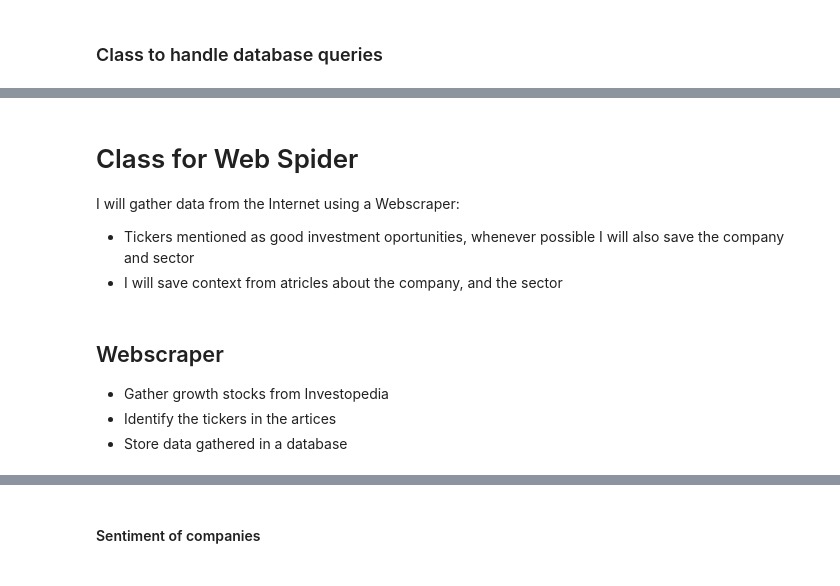
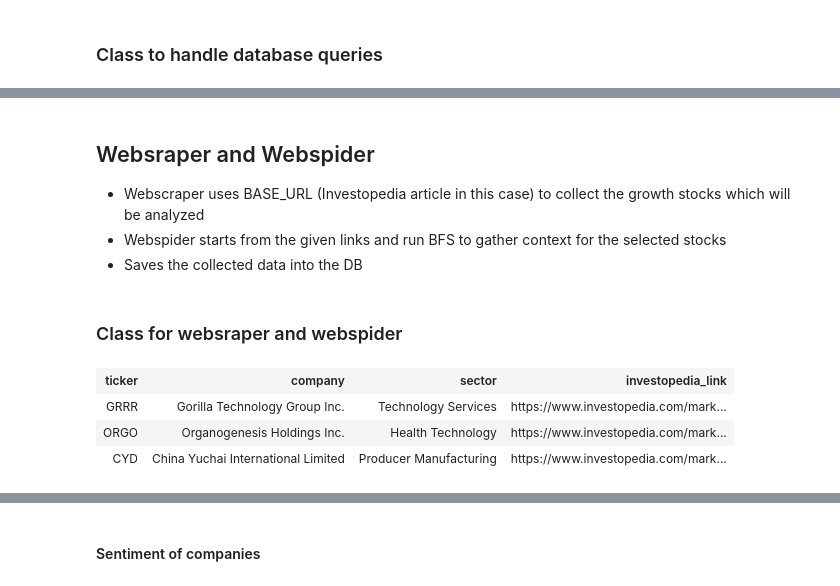
Before and after one commit to TheKusz/Python_DSM020-2024-OCT, a Jupyter notebook: Final Coursework/final coursework.ipynb, the cells around one changed output, grey strips where cells are left out. Saved outputs shown, nothing was run; the diff lists cells and outputs as text; code cells hidden in the pictures.

```diff
--- a/Final Coursework/final coursework.ipynb
+++ b/Final Coursework/final coursework.ipynb
@@ -509,13 +507,10 @@ class StockDataHandler():
 # %%
 data_handler = StockDataHandler(db=stock_db)
 # %% [markdown]
-# Class for Web Spider
-I will gather data from the Internet using a Webscraper:
-- Tickers mentioned as good investment oportunities, whenever possible I will also save the company and sector
-- I will save context from atricles about the company, and the sector
+## Websraper and Webspider
+- Webscraper uses BASE_URL (Investopedia article in this case) to collect the growth stocks which will be analyzed
+- Webspider starts from the given links and run BFS to gather context for the selected stocks
+- Saves the collected data into the DB
 # %% [markdown]
-## Webscraper
-- Gather growth stocks from Investopedia
-- Identify the tickers in the artices
-- Store data gathered in a database
+### Class for websraper and webspider
 # %%
@@ -578,14 +573,11 @@ def get_bs_from_url(url):
     except Exception as e:
         print(f"General error occured:{e}")
 # %%
+# For BFS
 from collections import defaultdict
 from collections import deque
 
 class InvestopediaWebSpider:
-    MAX_VISITED_LINKS = 10000
-    data_handler = None
-    debug = None
-
     # BFS
     visited_links = set()
     company_link_context_map = defaultdict(lambda: defaultdict(set))
@@ -598,6 +590,7 @@ class InvestopediaWebSpider:
         self.bs = get_bs_from_url(BASE_URL)
         if not self.bs:
             raise ValueError("BeautifulSoup is not existing, the class can't be initiatied")
+
 
     ## Utility functions ##
 
@@ -775,7 +768,7 @@ class InvestopediaWebSpider:
                     limited_text = (text + " " + text_from_siblings_and_under)[:1000]
                     self.sector_link_context_map[keyword][link].add(limited_text)
 
-    def collect_context_with_spider_BFS(self, max_depth = 2, max_exploring_link = 10):
+    def collect_context_with_spider_BFS(self, max_depth = 3, max_exploring_link = 20, max_visited_links = 10000):
         if self.debug:
                 print(f"{self.__class__.__name__}.{inspect.currentframe().f_code.co_name}")
 
@@ -784,7 +777,7 @@ class InvestopediaWebSpider:
         self.visited_links.clear()
 
         depth = 0
-        while queue and depth <= max_depth and len(self.visited_links) <= self.MAX_VISITED_LINKS:
+        while queue and depth <= max_depth and len(self.visited_links) <= max_visited_links:
             print(f"\n--- depth = {depth} ---\n")
             depth += 1
 
@@ -794,9 +787,13 @@ class InvestopediaWebSpider:
                 if self.debug:
                     print(f"level: {level}")
 
-                if not queue or len(self.visited_links) > self.MAX_VISITED_LINKS:
+                if not queue or len(self.visited_links) > max_visited_links:
                     break
 
+                '''
+                ! This is not effective, but sometimes the browser crashes. With this we can make sure that data is always stored.
+                  Some delays, or counters can be implemented to make it faster while still saving the data periodically
+                '''
                 # Add data to DB if not empty
                 self.insert_company_context()
                 self.insert_sector_context()
@@ -837,7 +834,7 @@ class InvestopediaWebSpider:
                 self.scrape_context_for_keywords(bs, current_link)
 
                 limit = 0
-                for link in bs.find_all('a'):
+                for link in bs.find_all('a', limit=100):
                     if limit == max_exploring_link:
                         break
 
@@ -851,8 +848,8 @@ class InvestopediaWebSpider:
                             and self.data_handler.is_link_might_be_useful(link_text) \
                             and link_text not in queue:
 
+                            # Only increase limit for useful links
                             limit += 1
-
                             if self.debug:
                                 print(f"considered useful: {link_text}")
 
@@ -875,7 +872,13 @@ class InvestopediaWebSpider:
 # %%
 web_spider = InvestopediaWebSpider(dh=data_handler)
 # %%
-# %sql sqlite:///stockAnalysis.db "DELETE FROM stock_info"
-# web_spider.scrape_ticker_data_from_investopedia()
-# %sql sqlite:///stockAnalysis.db "SELECT * FROM stock_info LIMIT 3"
+# Run a delete to make sure we don't hurt the key constraint
+stock_db.call_query("DELETE FROM stock_info")
+web_spider.scrape_ticker_data_from_investopedia()
+stock_db.call_query("SELECT * FROM stock_info LIMIT 3")
+# %% [output]
+| ticker | company | sector | investopedia_link |
+| GRRR | Gorilla Technology Group Inc. | Technology Services | https://www.investopedia.com/mark... |
+| ORGO | Organogenesis Holdings Inc. | Health Technology | https://www.investopedia.com/mark... |
+| CYD | China Yuchai International Limited | Producer Manufacturing | https://www.investopedia.com/mark... |
 # %%
```
Also changed, not shown: parts of 24 cells of this notebook, 1 other file.
